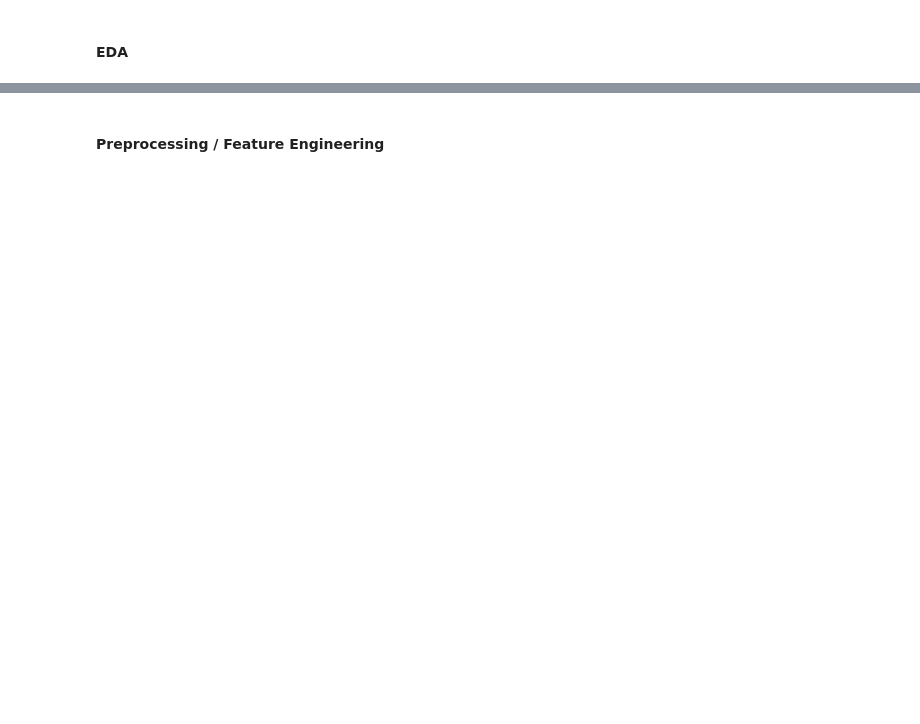
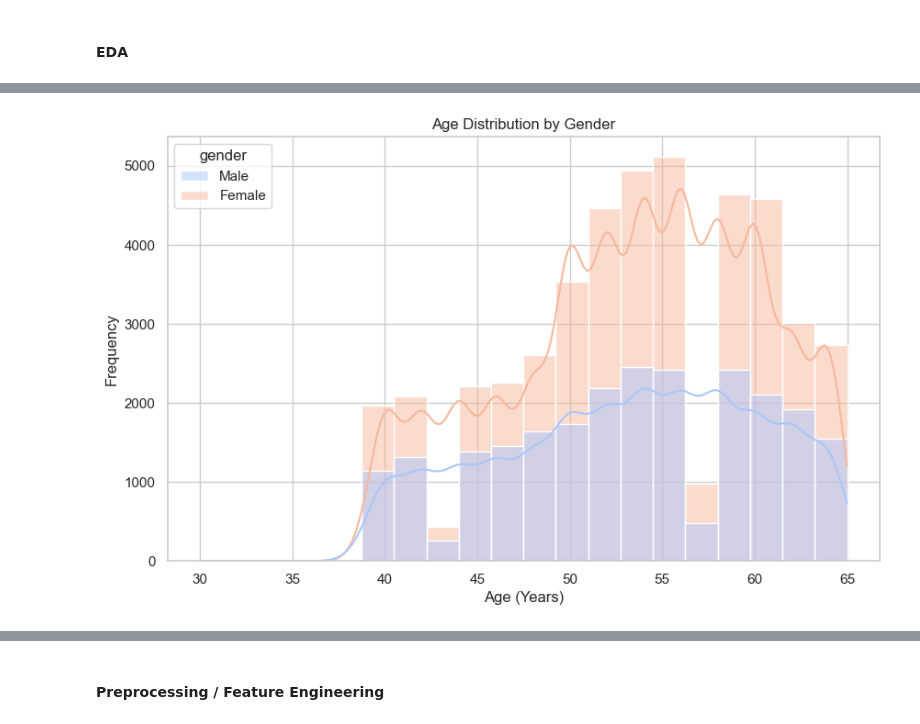
Before and after one commit to samancha/mlops-for-CVD-prediction, a Jupyter notebook: Group1-Final-Project.ipynb, the cells around one changed output, grey strips where cells are left out. Cells and saved outputs as stored; diff of their text form; code cells hidden in the pictures; blank space fills up the shorter version.

```diff
--- a/Group1-Final-Project.ipynb
+++ b/Group1-Final-Project.ipynb
@@ -5,2 +23,95 @@
 # %% [markdown]
 #### EDA
+# %%
+
+# Set seaborn style for beautiful visualizations
+sns.set(style="whitegrid")
+
+# Load the data
+def load_data():
+    return pd.read_csv('data/cardio_train.csv', sep=';')
+
+data = load_data()
+
+# Data Preprocessing
+data['age_years'] = (data['age'] / 365).round().astype(int)
+data['gender'] = data['gender'].map({1: 'Female', 2: 'Male'})
+data['height_m'] = data['height'] / 100  # Convert height from cm to meters
+data['BMI'] = data['weight'] / (data['height_m'] ** 2)
+
+# Summary of the data
+print("Exploratory Data Analysis Summary")
+print("""
+This dataset provides insights into cardiovascular health with key variables like **age**, **gender**, **height**, **weight**, **BMI**, and **cardiac condition** (cardio).
+
+- **Age** is presented in years, covering a wide age range.
+- **Gender** is encoded as 1 for **Female** and 2 for **Male**.
+- **BMI** is calculated as **weight (kg) / height^2 (m)**.
+- **Cardiac condition** is recorded as 0 for **no disease** and 1 for **cardiac disease**.
+""")
+
+# 1. Distribution of Age with KDE Plot, differentiated by gender
+plt.figure(figsize=(10,6))
+sns.histplot(data=data, x='age_years', hue='gender', kde=True, bins=20, palette='coolwarm')
+plt.title('Age Distribution by Gender')
+plt.xlabel('Age (Years)')
+plt.ylabel('Frequency')
+plt.show()
+
+# 2. Boxplot for Height by Gender
+plt.figure(figsize=(10,6))
+sns.boxplot(x='gender', y='height', data=data, palette='coolwarm')
+plt.title('Height by Gender')
+plt.xlabel('Gender')
+plt.ylabel('Height (cm)')
+plt.show()
+
+# Boxplot for Weight by Gender
+plt.figure(figsize=(10,6))
+sns.boxplot(x='gender', y='weight', data=data, palette='coolwarm')
+plt.title('Weight by Gender')
+plt.xlabel('Gender')
+plt.ylabel('Weight (kg)')
+plt.show()
+
+# 3. Scatter Plot for Height vs Weight, color-coded by gender
+plt.figure(figsize=(10,6))
+sns.scatterplot(x='height', y='weight', hue='gender', data=data, palette='coolwarm', alpha=0.7)
+plt.title('Height vs Weight by Gender')
+plt.xlabel('Height (cm)')
+plt.ylabel('Weight (kg)')
+plt.show()
+
+# 4. Count of Cardio Condition by Weight Group
+bins = [40, 60, 80, 100, 120, 140]
+labels = ['40-60', '60-80', '80-100', '100-120', '120-140']
+data['weight_group'] = pd.cut(data['weight'], bins=bins, labels=labels)
+
+plt.figure(figsize=(10,6))
+sns.countplot(x='weight_group', hue='cardio', data=data, palette='coolwarm')
+plt.title('Cardio Condition by Weight Group')
+plt.xlabel('Weight Group (kg)')
+plt.ylabel('Count')
+plt.show()
+
+# 5. Zoomed and Granular BMI Distribution by Cardiac Condition
+plt.figure(figsize=(10,6))
+sns.histplot(data=data, x='BMI', hue='cardio', kde=True, bins=100, palette='coolwarm', alpha=0.6)
+plt.xlim(10, 50)
+plt.title('Zoomed BMI Distribution by Cardiac Condition')
+plt.xlabel('BMI')
+plt.ylabel('Frequency')
+plt.show()
+
+# 6. Countplot of BMI Categories
+bins = [0, 18.5, 24.9, 29.9, 34.9, 39.9, np.inf]
+labels = ['Underweight', 'Normal weight', 'Overweight', 'Obesity I', 'Obesity II', 'Obesity III']
+data['BMI_category'] = pd.cut(data['BMI'], bins=bins, labels=labels)
+
+plt.figure(figsize=(10,6))
+sns.countplot(x='BMI_category', data=data, palette='coolwarm')
+plt.title('Distribution of BMI Categories')
+plt.xlabel('BMI Category')
+plt.ylabel('Count')
+plt.show()
+# %% [output]
@@ -6,0 +126 @@
+[figure, added]
```
Also changed, not shown: parts of 16 cells of this notebook.
